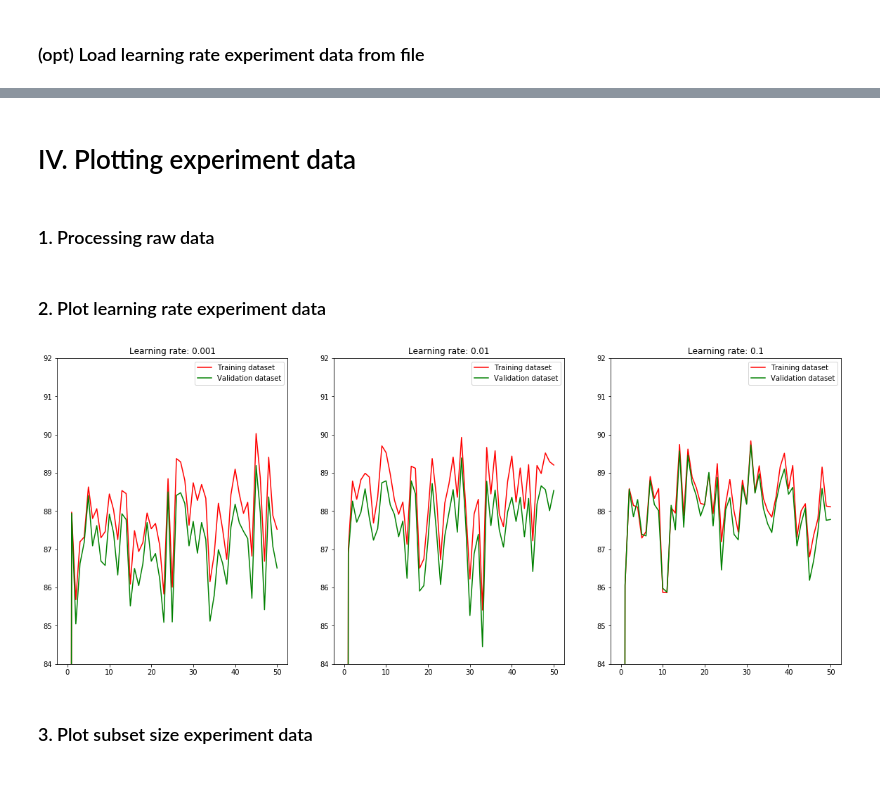
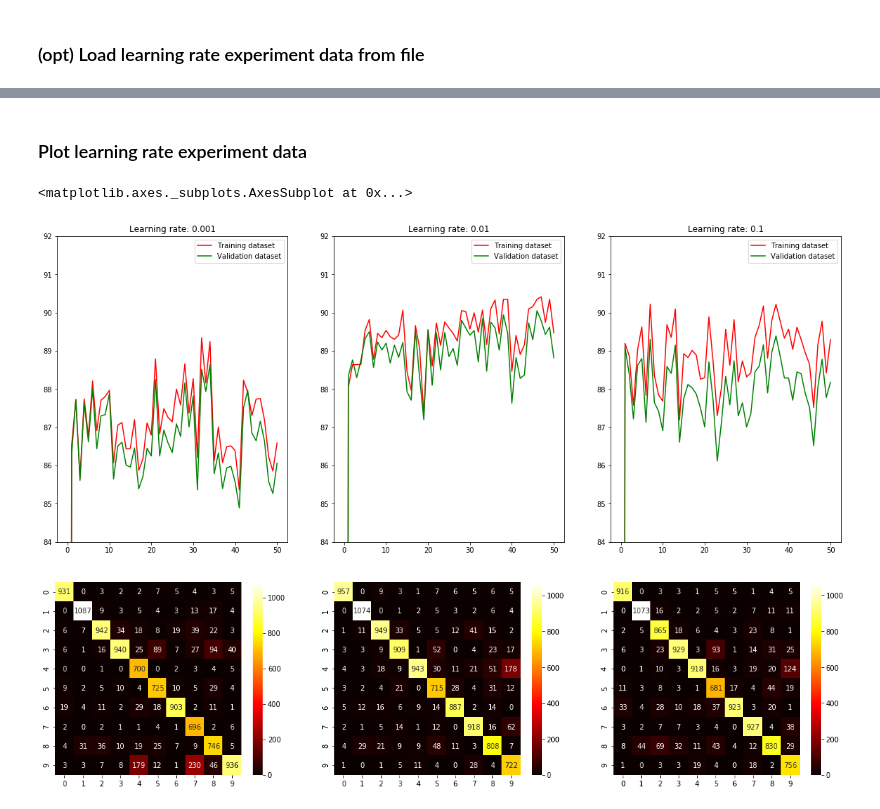
Before and after one commit to luissson/445MachineLearning, a Jupyter notebook: Assignment1/Assignment01.ipynb, the cells around one changed output, grey strips where cells are left out. Saved outputs shown, nothing was run; the diff lists cells and outputs as text; code cells hidden in the pictures; blank space fills up the shorter version.

```diff
--- a/Assignment1/Assignment01.ipynb
+++ b/Assignment1/Assignment01.ipynb
@@ -144,4 +121,0 @@ with open("results/" + fname, "rb") as f:
-# %%
-fname = "subset_size_exp_results_2020-01-21_18_54_43.033246_0.001_0.01_0.1.data"
-with open("results/" + fname, "rb") as f:
-    subset_size_results = pickle.load(f)
@@ -148,32 +126,45 @@ with open("results/" + fname, "rb") as f:
+# %%
+eta_exp_training = []
+eta_exp_test = []
+eta_conf_matrix = []
+
+for result in learning_rate_results:
+    eta_exp_training.append([100*x for x, y in result])
+    eta_exp_test.append([100*y[0] for x, y in result])
+    eta_conf_matrix.append([y[1] for x, y in result])
+
+matrices = defaultdict(list)
+k = 0
+for m in eta_conf_matrix:
+    for i in range(10):
+        matrices[k].append([m[-1][(i, j)] for j in range(10)])
+    k+=1
 # %% [markdown]
-# IV. Plotting experiment data
+### Plot learning rate experiment data
-# %% [markdown]
-### 1. Processing raw data
-# %%
-eta_exp_training = []
-eta_exp_test = []
-for result in learning_rate_results:
-    eta_exp_training.append([100*x for x, y in result])
-    eta_exp_test.append([100*y for x, y in result])
-
-sub_exp_training = []
-sub_exp_test = []
-for result in subset_size_results:
-    sub_exp_training.append([100*x for x, y in result])
-    sub_exp_test.append([100*y for x, y in result])
-# %% [markdown]
-### 2. Plot learning rate experiment data
 # %%
 fig, axes = plt.subplots(1,3, figsize=(20, 8))
 xaxi = list(range(51)) # 1 + number of epochs
 for i, ax in enumerate(axes):
     ax.set(title=f"Learning rate: {learning_rates[i]}", ylim=[84, 92])
     train_line, = ax.plot(xaxi, eta_exp_training[i], 'r-')
     train_line.set_label("Training dataset")
     test_line, = ax.plot(xaxi, eta_exp_test[i], 'g-')
     test_line.set_label("Validation dataset")
     ax.legend()
+
+import seaborn as sn
+eta_conf_01 = pd.DataFrame(matrices[0], index = [i for i in "0123456789"],
+                  columns = [i for i in "0123456789"])
+eta_conf_02 = pd.DataFrame(matrices[1], index = [i for i in "0123456789"],
+                  columns = [i for i in "0123456789"])
+eta_conf_03 = pd.DataFrame(matrices[2], index = [i for i in "0123456789"],
+                  columns = [i for i in "0123456789"])
+
+cm_fig, cm_axes = plt.subplots(1,3, figsize = (20, 5))
+sn.heatmap(eta_conf_01, ax=cm_axes[0], annot=True, cmap='hot', fmt='g')
+sn.heatmap(eta_conf_02, ax=cm_axes[1], annot=True, cmap='hot', fmt='g')
+sn.heatmap(eta_conf_03, ax=cm_axes[2], annot=True, cmap='hot', fmt='g')
 # %% [output]
+<matplotlib.axes._subplots.AxesSubplot at 0x...>
-[figure, old version]
+[figure, new version]
+[figure, added]
-# %% [markdown]
-### 3. Plot subset size experiment data
```
Also changed, not shown: parts of 28 cells of this notebook, 2 other files.
